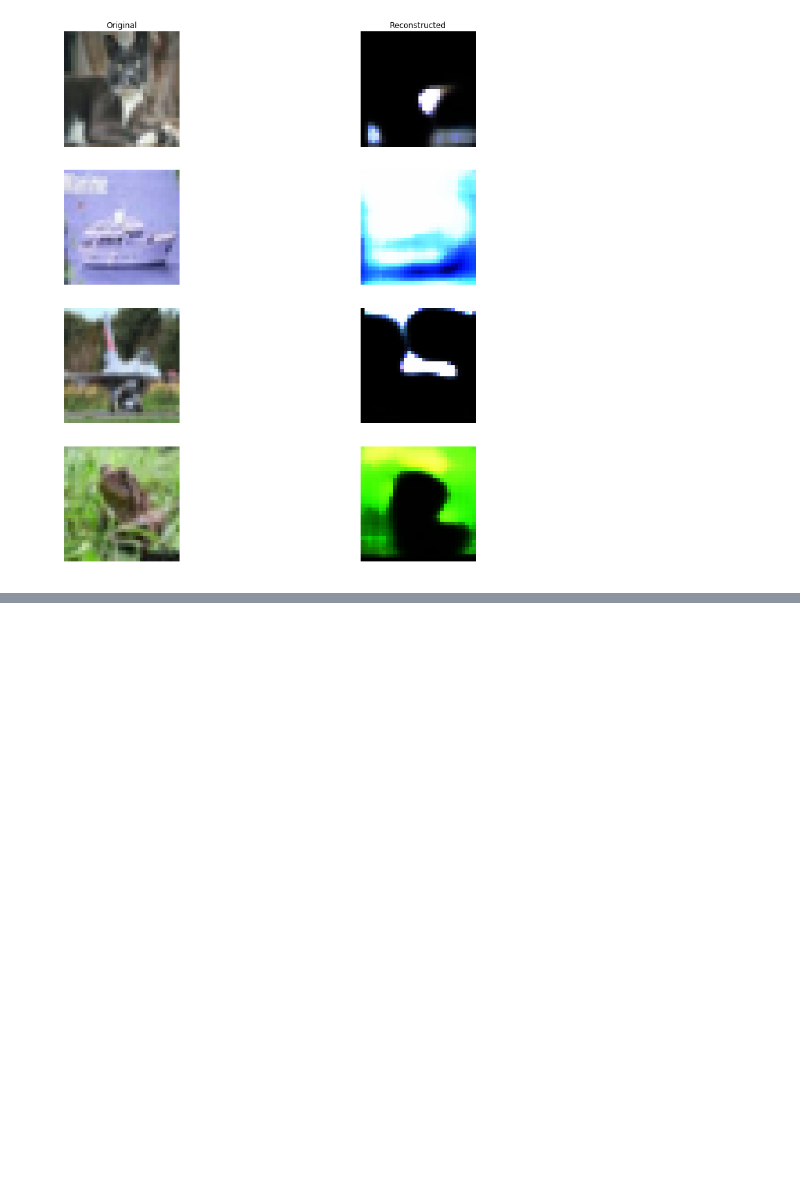
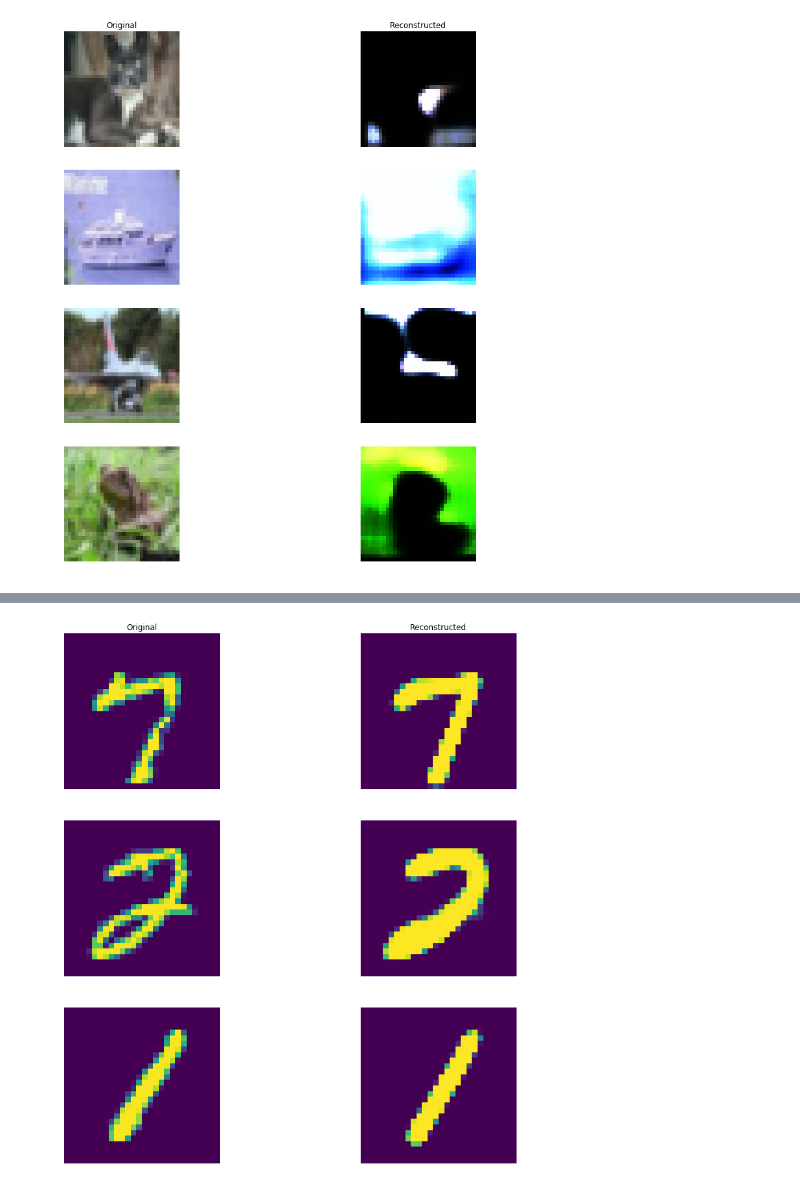
Before and after one commit to renebidart/adv-gen, a Jupyter notebook: notebooks/eval_autoencoder.ipynb, the cells around one changed output, grey strips where cells are left out. Cells and saved outputs as stored; diff of their text form; code cells hidden in the pictures; blank space fills up the shorter version.

```diff
--- a/notebooks/eval_autoencoder.ipynb
+++ b/notebooks/eval_autoencoder.ipynb
@@ -132,0 +145,5 @@ display_results_auto(model, files_df['val'], num_samples=4)
+# %%
+model = load_net(PATH /'CVAE'/'CVAE_ABS-8-MNIST_model_best.pth.tar').to(device).eval()
+display_results_auto(model, files_df['val'], num_samples=3, data='mnist', size=28)
+# %% [output]
+[figure, added]
```
Also changed, not shown: parts of 7 cells of this notebook, 28 other files.
